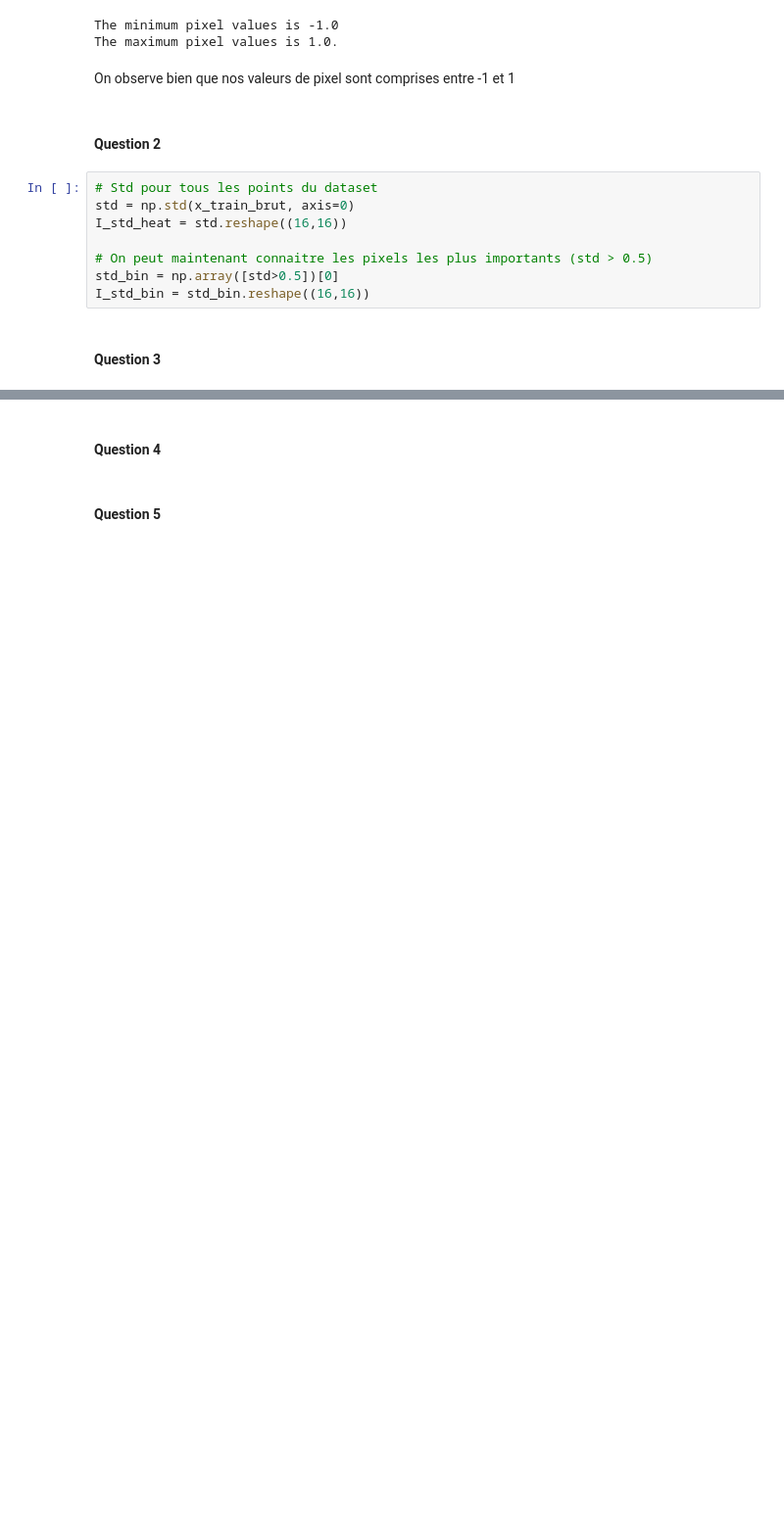
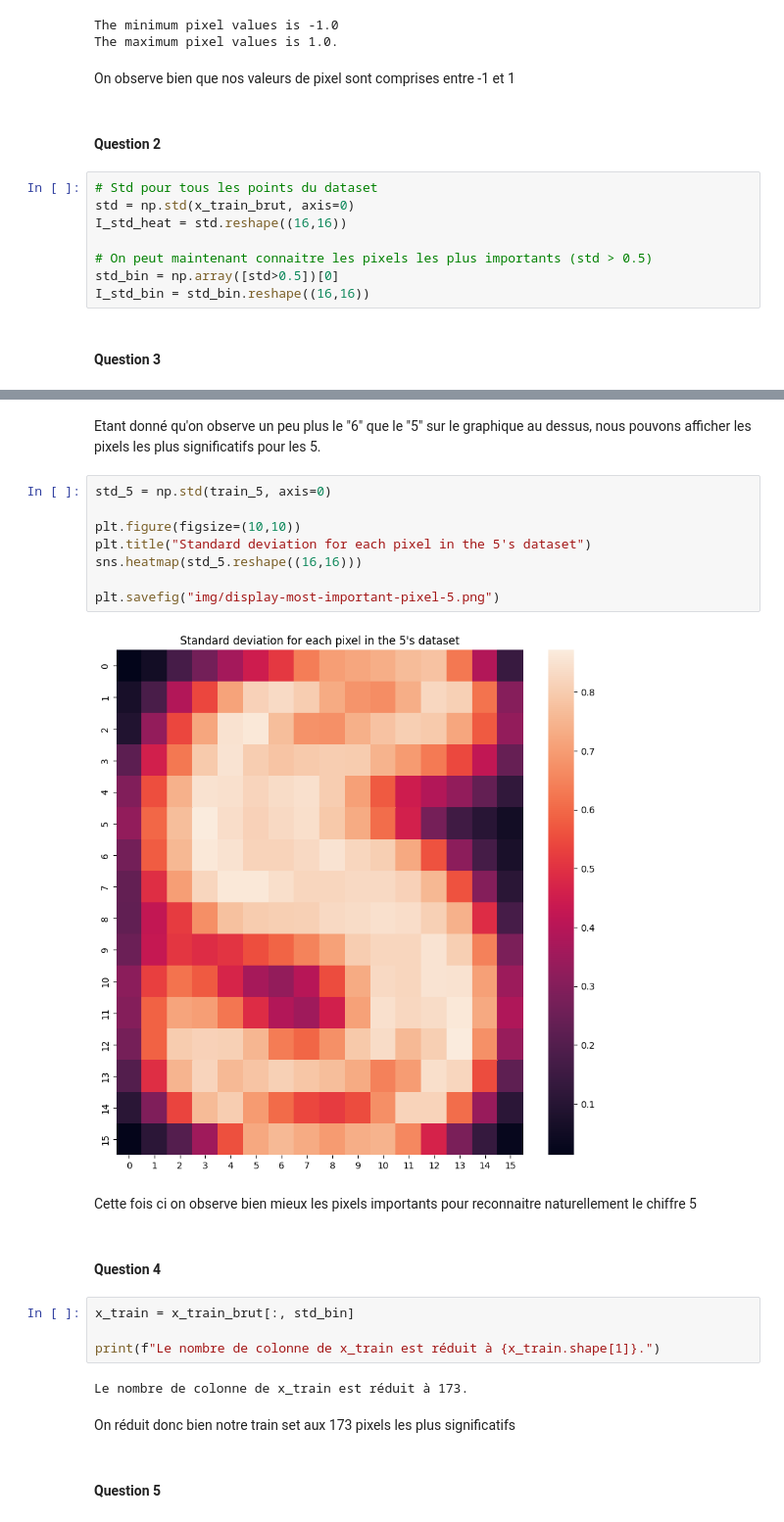
Before and after one commit to mcaron01/decsion-et-apprentissage-sdi, a Jupyter notebook: TP3/TP3_archive/TP3_archive/TP3_BACQUET_CARON.ipynb, the cells around one changed output, grey strips where cells are left out. Shown at 98% size. Saved outputs shown, nothing was run; the diff lists cells and outputs as text; blank space fills up the shorter version.

```diff
--- a/TP3/TP3_archive/TP3_archive/TP3_BACQUET_CARON.ipynb
+++ b/TP3/TP3_archive/TP3_archive/TP3_BACQUET_CARON.ipynb
@@ -638,4 +643,26 @@ sns.heatmap(I_std_bin)
+# %% [markdown]
+Etant donné qu'on observe un peu plus le "6" que le "5" sur le graphique au dessus, nous pouvons afficher les pixels les plus significatifs pour les 5.
+# %%
+std_5 = np.std(train_5, axis=0)
+
+plt.figure(figsize=(10,10))
+plt.title("Standard deviation for each pixel in the 5's dataset")
+sns.heatmap(std_5.reshape((16,16)))
+
+plt.savefig("img/display-most-important-pixel-5.png")
+# %% [output]
+[figure, added]
+# %% [markdown]
+Cette fois ci on observe bien mieux les pixels importants pour reconnaitre naturellement le chiffre 5
 # %% [markdown]
 #### Question 4
+# %%
+x_train = x_train_brut[:, std_bin]
+
+print(f"Le nombre de colonne de x_train est réduit à {x_train.shape[1]}.")
+# %% [output]
+Le nombre de colonne de x_train est réduit à 173.
+# %% [markdown]
+On réduit donc bien notre train set aux 173 pixels les plus significatifs
 # %% [markdown]
 #### Question 5
```
Also changed, not shown: parts of 29 cells of this notebook, 6 other files.
